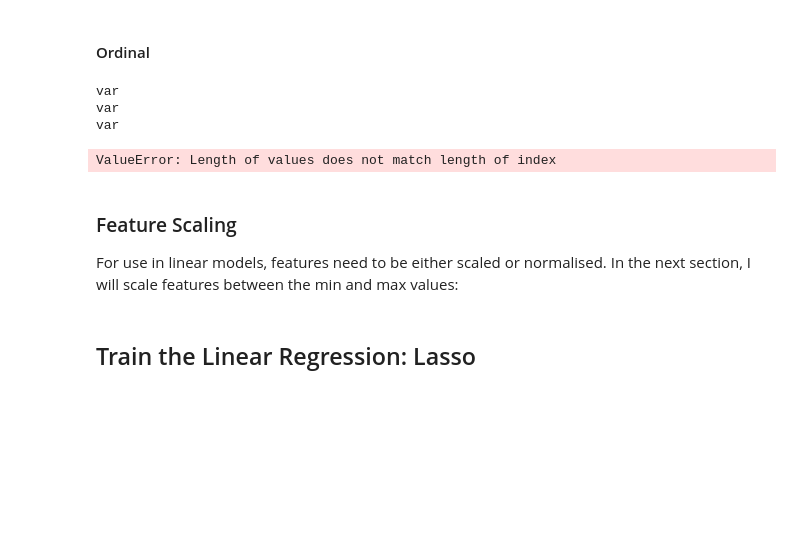
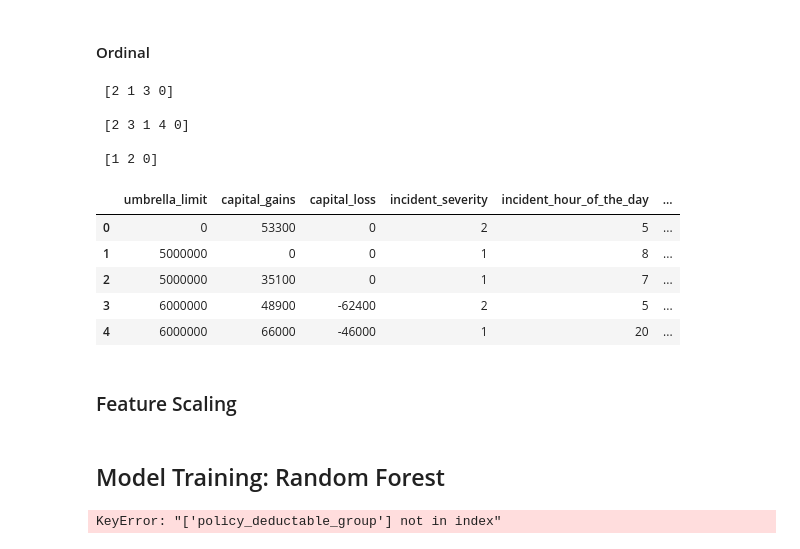
Before and after one commit to IvanNardini/mlpipe-production-code-procedural, a Jupyter notebook: notebooks/6.0-insurance-Model-Deployment.ipynb, the cells around one changed output. Saved outputs shown, nothing was run; the diff lists cells and outputs as text; code cells hidden in the pictures; blank space fills up the shorter version.

Commit message:
I close the model development of the pipe.

```diff
--- a/notebooks/6.0-insurance-Model-Deployment.ipynb
+++ b/notebooks/6.0-insurance-Model-Deployment.ipynb
@@ -338,13 +351,9 @@ def ordinal_encoder(data, variable):
 # %%
 for var in ordinal_predictors:
-    print('var')
     ordinal_encoder(data, var)
 # %% [output]
-var
-var
-var
+ [2 1 3 0]
+
+ [2 3 1 4 0]
+
+ [1 2 0]
-ValueError: Length of values does not match length of index
-# %% [markdown]
-### Feature Scaling
-
-For use in linear models, features need to be either scaled or normalised. In the next section, I will scale features between the min and max values:
@@ -371,2 +359,0 @@ X_test = scaler.transform(X_test[features])
-# %% [markdown]
-## Train the Linear Regression: Lasso
@@ -422,0 +360,11 @@ print('Average house price: ', int(np.exp(y_train).median()))
+# %%
+data.head()
+# %% [output]
+|  | umbrella_limit | capital_gains | capital_loss | incident_severity | incident_hour_of_the_day | ... |
+| 0 | 0 | 53300 | 0 | 2 | 5 | ... |
+| 1 | 5000000 | 0 | 0 | 1 | 8 | ... |
+| 2 | 5000000 | 35100 | 0 | 1 | 7 | ... |
+| 3 | 6000000 | 48900 | -62400 | 2 | 5 | ... |
+| 4 | 6000000 | 66000 | -46000 | 1 | 20 | ... |
+# %% [markdown]
+### Feature Scaling
@@ -422,0 +382,9 @@ print('Average house price: ', int(np.exp(y_train).median()))
+# %% [markdown]
+## Model Training: Random Forest
+# %%
+X_train, X_test, y_train, y_test = train_test_split(data[features], data[target],
+                                                    test_size=0.1,
+                                                    random_state=1) # ALWAYS set random seed for reproducibility!
+X_train.shape, X_test.shape
+# %% [output]
+KeyError: "['policy_deductable_group'] not in index"
```
Also changed, not shown: parts of 21 cells of this notebook, 3 other files.
